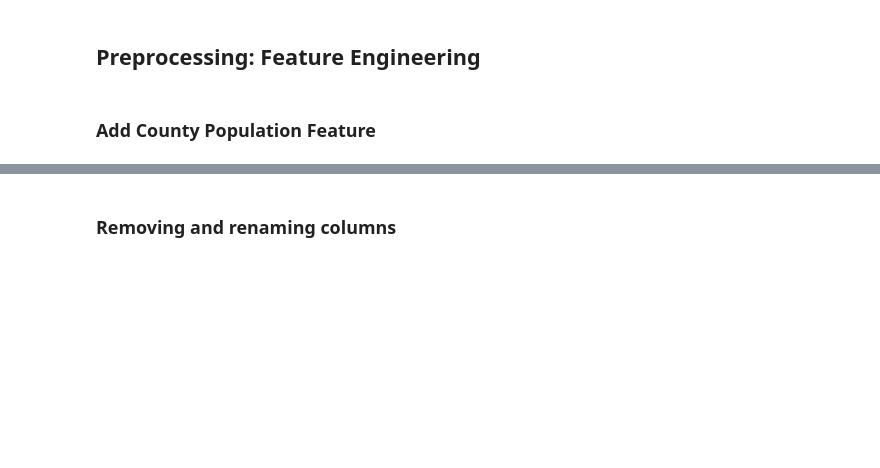
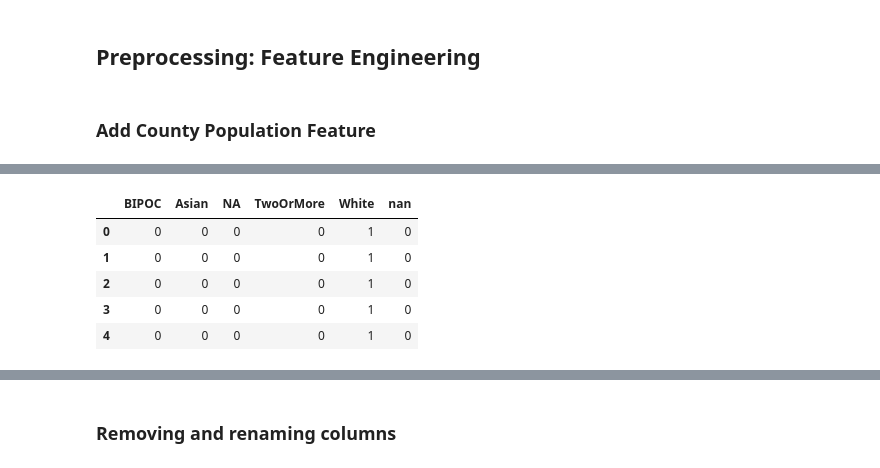
Before and after one commit to brinkbrink/WA_CS_v2, a Jupyter notebook: StudentAnalysis-2.ipynb, the cells around one changed output, grey strips where cells are left out. Drawn from its saved outputs; the diff is of its cells as text; code cells hidden in the pictures; blank space fills up the shorter version.

```diff
--- a/StudentAnalysis-2.ipynb
+++ b/StudentAnalysis-2.ipynb
@@ -712,0 +751,9 @@ students_with_pop.head()
+# %%
+just_race.head()
+# %% [output]
+|  | BIPOC | Asian | NA | TwoOrMore | White | nan |
+| 0 | 0 | 0 | 0 | 0 | 1 | 0 |
+| 1 | 0 | 0 | 0 | 0 | 1 | 0 |
+| 2 | 0 | 0 | 0 | 0 | 1 | 0 |
+| 3 | 0 | 0 | 0 | 0 | 1 | 0 |
+| 4 | 0 | 0 | 0 | 0 | 1 | 0 |
```
Also changed, not shown: parts of 26 cells of this notebook.
